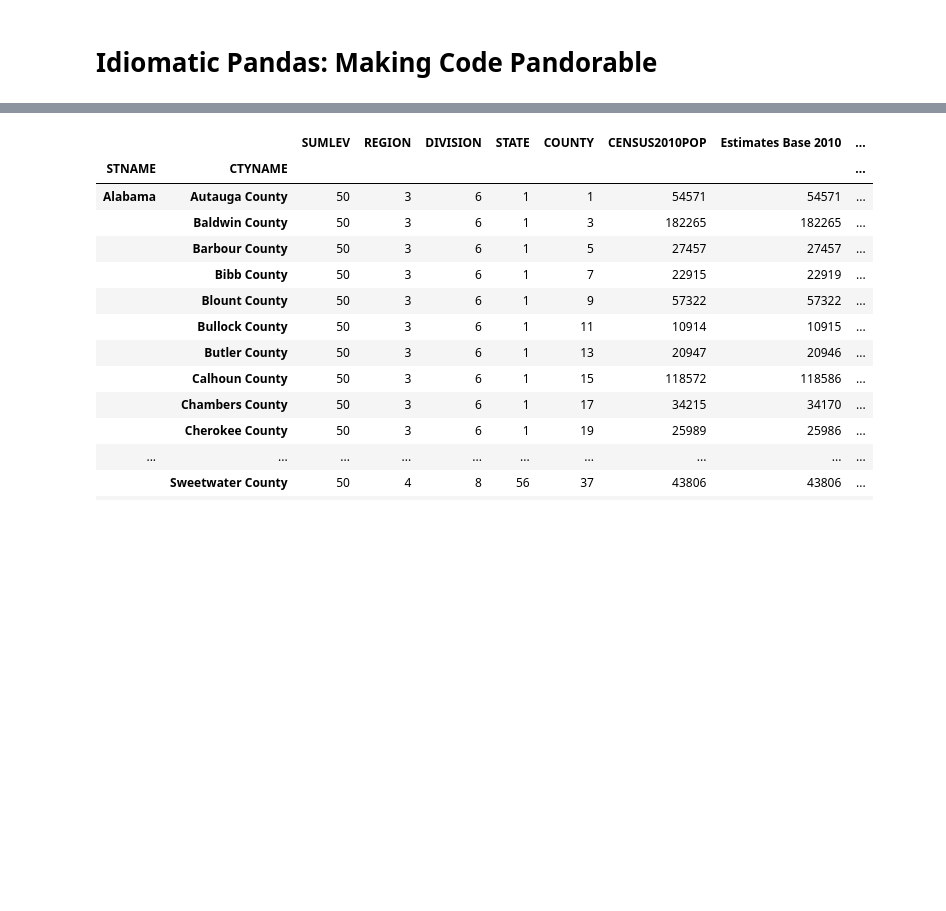
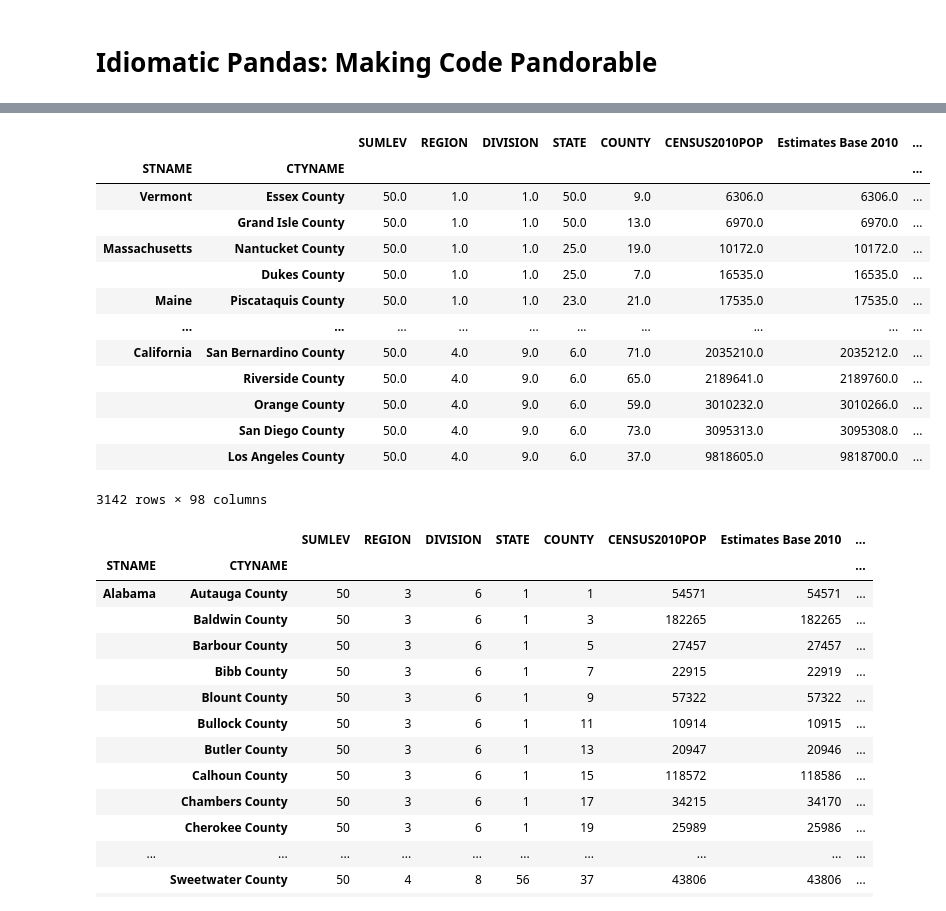
Before and after one commit to menlanshu/PythonDataScienceLearn, a Jupyter notebook: Introduction to data science in Python/Week+3.ipynb, the cells around one changed output, grey strips where cells are left out. Drawn from its saved outputs; the diff is of its cells as text; code cells hidden in the pictures; blank space fills up the shorter version.

```diff
--- a/Introduction to data science in Python/Week+3.ipynb
+++ b/Introduction to data science in Python/Week+3.ipynb
@@ -193,3 +197,29 @@ df
 |  | Washakie County | 50.0 | 4.0 | 8.0 | 56.0 | 43.0 | 8533.0 | 8533.0 | ... |
 |  | Weston County | 50.0 | 4.0 | 8.0 | 56.0 | 45.0 | 7208.0 | 7208.0 | ... |
 3142 rows × 98 columns
+# %%
+(df.where(df['SUMLEV']==50)
+    .dropna()
+    .set_index(['STNAME','CTYNAME'])
+    .rename(columns={'ESTIMATESBASE2010': 'Estimates Base 2010'})
+    .sort_values(['DIVISION','CENSUS2010POP']))
+# only support
+# .sort_values(['DIVISION','CENSUS2010POP']))
+# .sort_values(['DIVISION'], ascending = 0))
+# do not support
+# .sort_values(['DIVISION','CENSUS2010POP'], ascending = 0))
+# %% [output]
+|  |  | SUMLEV | REGION | DIVISION | STATE | COUNTY | CENSUS2010POP | Estimates Base 2010 | ... |
+| STNAME | CTYNAME |  |  |  |  |  |  |  | ... |
+| Vermont | Essex County | 50.0 | 1.0 | 1.0 | 50.0 | 9.0 | 6306.0 | 6306.0 | ... |
+|  | Grand Isle County | 50.0 | 1.0 | 1.0 | 50.0 | 13.0 | 6970.0 | 6970.0 | ... |
+| Massachusetts | Nantucket County | 50.0 | 1.0 | 1.0 | 25.0 | 19.0 | 10172.0 | 10172.0 | ... |
+|  | Dukes County | 50.0 | 1.0 | 1.0 | 25.0 | 7.0 | 16535.0 | 16535.0 | ... |
+| Maine | Piscataquis County | 50.0 | 1.0 | 1.0 | 23.0 | 21.0 | 17535.0 | 17535.0 | ... |
+| ... | ... | ... | ... | ... | ... | ... | ... | ... | ... |
+| California | San Bernardino County | 50.0 | 4.0 | 9.0 | 6.0 | 71.0 | 2035210.0 | 2035212.0 | ... |
+|  | Riverside County | 50.0 | 4.0 | 9.0 | 6.0 | 65.0 | 2189641.0 | 2189760.0 | ... |
+|  | Orange County | 50.0 | 4.0 | 9.0 | 6.0 | 59.0 | 3010232.0 | 3010266.0 | ... |
+|  | San Diego County | 50.0 | 4.0 | 9.0 | 6.0 | 73.0 | 3095313.0 | 3095308.0 | ... |
+|  | Los Angeles County | 50.0 | 4.0 | 9.0 | 6.0 | 37.0 | 9818605.0 | 9818700.0 | ... |
+3142 rows × 98 columns
```
Also changed, not shown: parts of 49 cells of this notebook.
